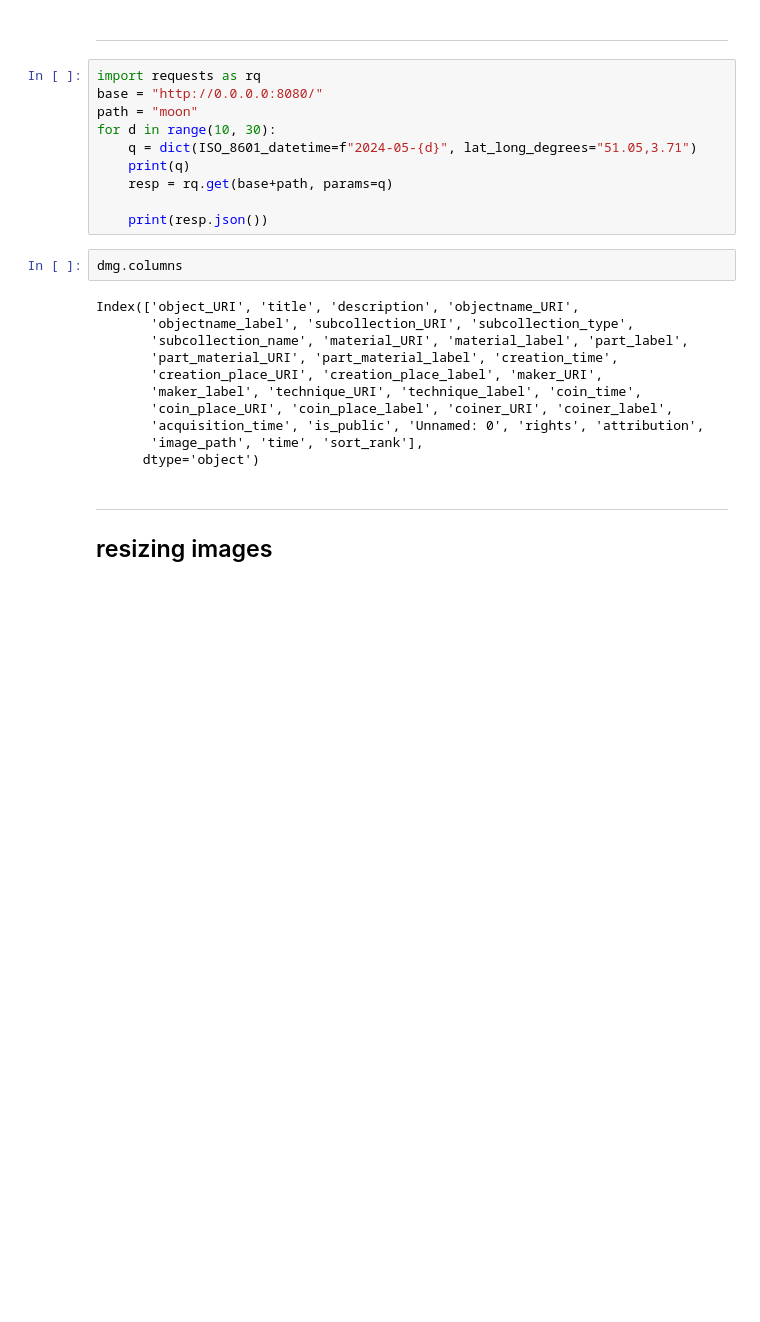
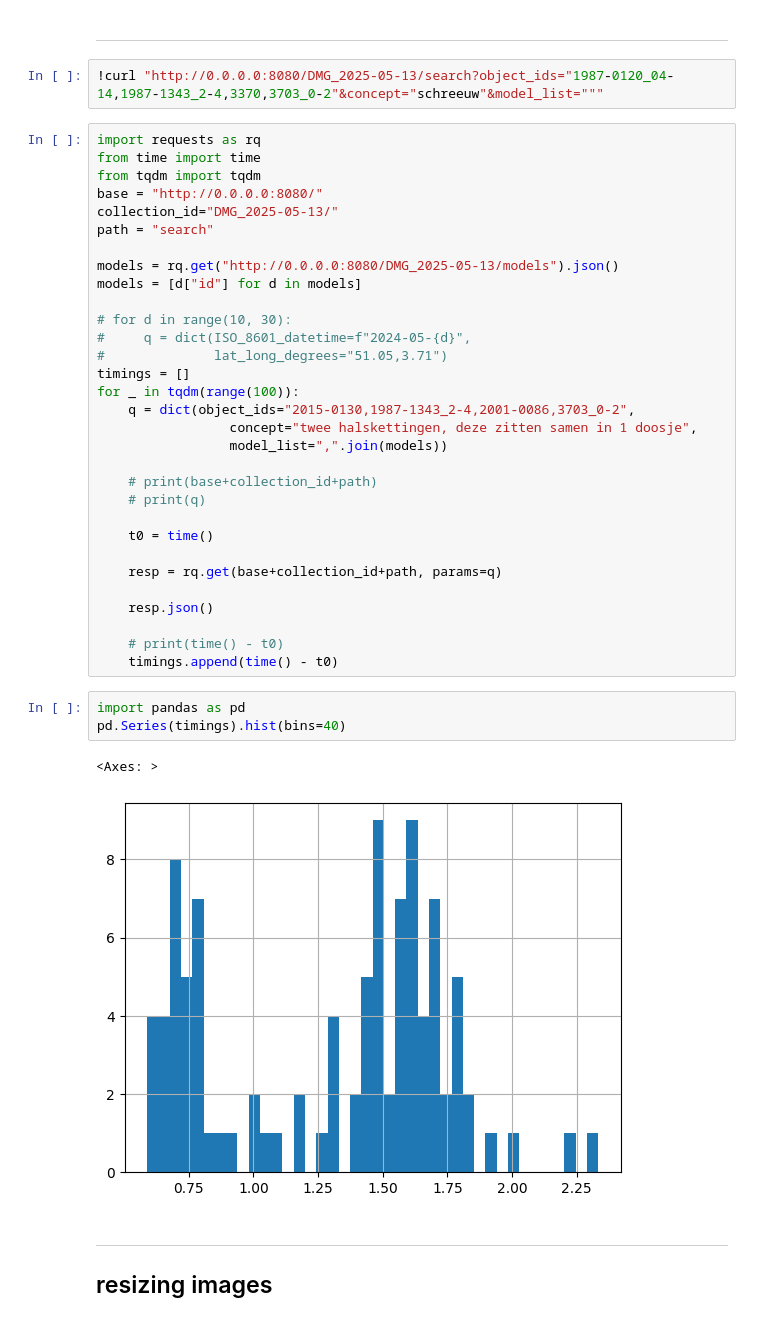
Before and after one commit to serendipity-searcher/web_backend, a Jupyter notebook: dev.ipynb, the cells around one changed output. Saved outputs shown, nothing was run; the diff lists cells and outputs as text; blank space fills up the shorter version.

```diff
--- a/dev.ipynb
+++ b/dev.ipynb
@@ -152,28 +118,44 @@ dmg.coll.filter("doos")
 # %% [markdown]
 ---
+# %%
+!curl "http://0.0.0.0:8080/DMG_2025-05-13/search?object_ids="1987-0120_04-14,1987-1343_2-4,3370,3703_0-2"&concept="schreeuw"&model_list="""
 # %%
 import requests as rq
+from time import time
+from tqdm import tqdm
 base = "http://0.0.0.0:8080/"
-path = "moon"
-for d in range(10, 30):
-    q = dict(ISO_8601_datetime=f"2024-05-{d}", lat_long_degrees="51.05,3.71")
-    print(q)
-    resp = rq.get(base+path, params=q)
+collection_id="DMG_2025-05-13/"
+path = "search"
 
-    print(resp.json())
+models = rq.get("http://0.0.0.0:8080/DMG_2025-05-13/models").json()
+models = [d["id"] for d in models]
+
+# for d in range(10, 30):
+#     q = dict(ISO_8601_datetime=f"2024-05-{d}",
+#              lat_long_degrees="51.05,3.71")
+timings = []
+for _ in tqdm(range(100)):
+    q = dict(object_ids="2015-0130,1987-1343_2-4,2001-0086,3703_0-2",
+                 concept="twee halskettingen, deze zitten samen in 1 doosje",
+                 model_list=",".join(models))
+
+    # print(base+collection_id+path)
+    # print(q)
+
+    t0 = time()
+
+    resp = rq.get(base+collection_id+path, params=q)
+
+    resp.json()
+
+    # print(time() - t0)
+    timings.append(time() - t0)
 # %%
-dmg.columns
+import pandas as pd
+pd.Series(timings).hist(bins=40)
 # %% [output]
-Index(['object_URI', 'title', 'description', 'objectname_URI',
-       'objectname_label', 'subcollection_URI', 'subcollection_type',
-       'subcollection_name', 'material_URI', 'material_label', 'part_label',
-       'part_material_URI', 'part_material_label', 'creation_time',
-       'creation_place_URI', 'creation_place_label', 'maker_URI',
-       'maker_label', 'technique_URI', 'technique_label', 'coin_time',
-       'coin_place_URI', 'coin_place_label', 'coiner_URI', 'coiner_label',
-       'acquisition_time', 'is_public', 'Unnamed: 0', 'rights', 'attribution',
-       'image_path', 'time', 'sort_rank'],
-      dtype='object')
+<Axes: >
+[figure, added]
 # %% [markdown]
 ---
 ## resizing images
```
Also changed, not shown: parts of 13 cells of this notebook, 6 other files.
